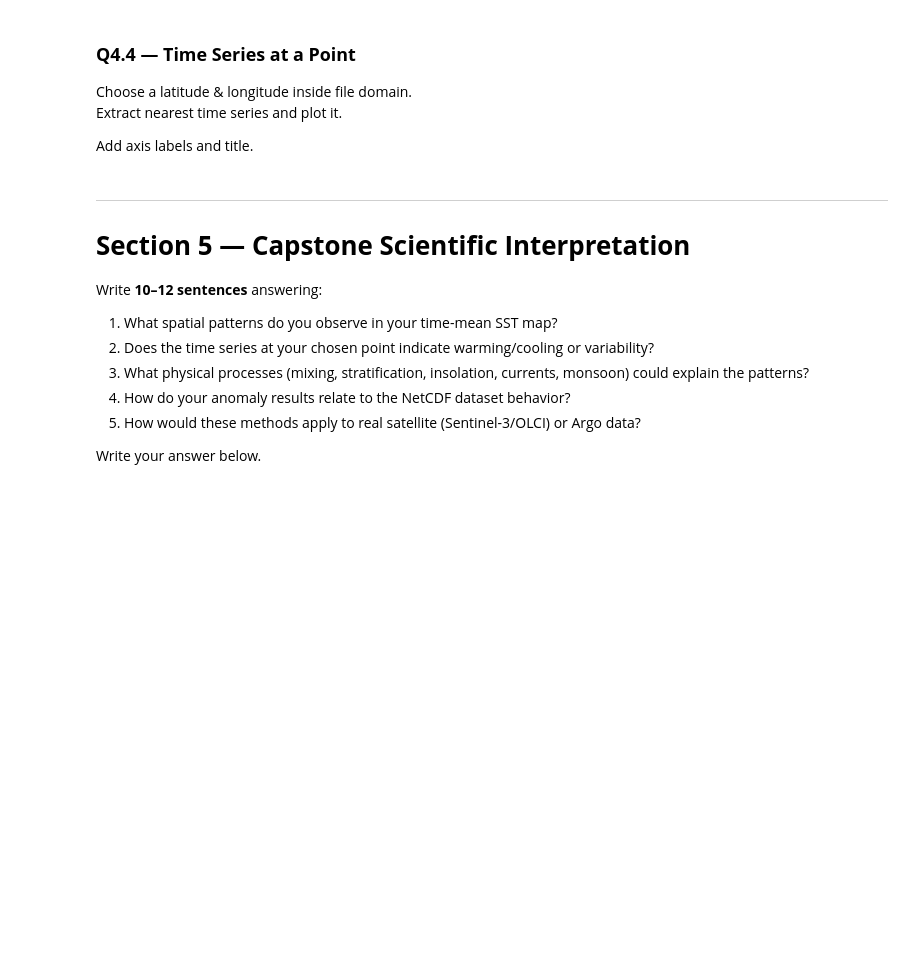
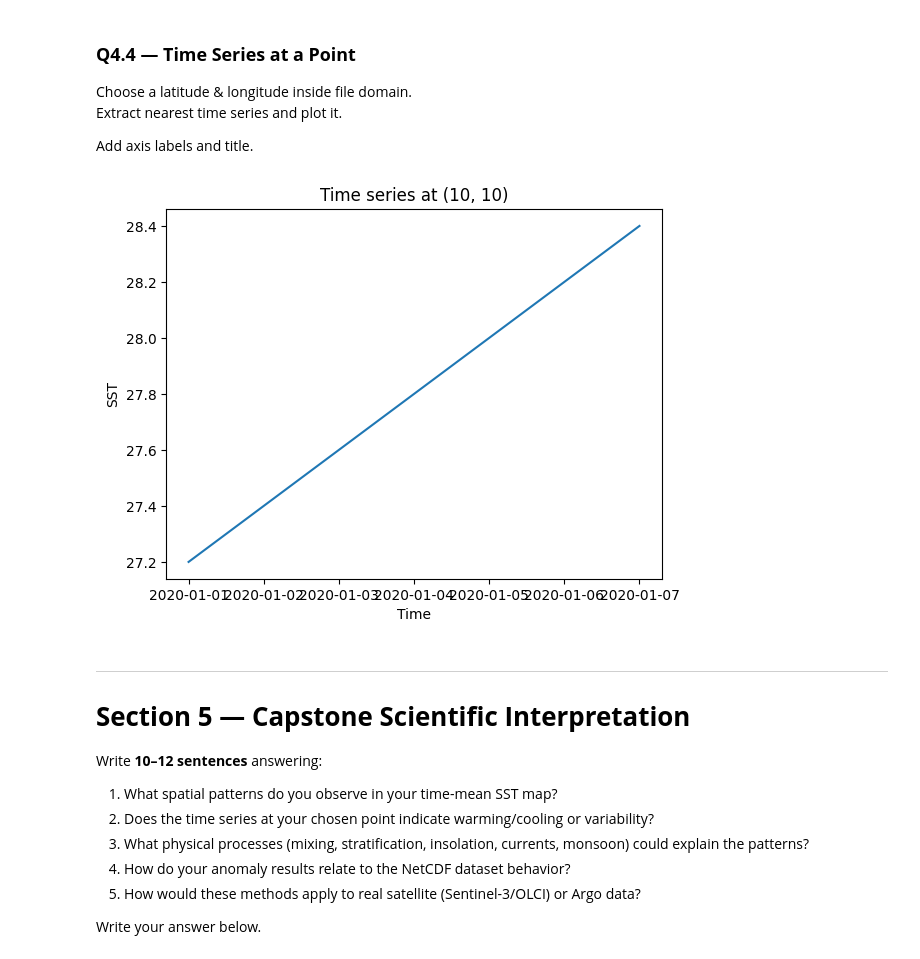
Before and after one commit to rsgis2025madhav-wq/python-basics, a Jupyter notebook: notebooks/05_Capstone_Assignment.ipynb, the cells around one changed output. Drawn from its saved outputs; the diff is of its cells as text; code cells hidden in the pictures; blank space fills up the shorter version.

```diff
--- a/notebooks/05_Capstone_Assignment.ipynb
+++ b/notebooks/05_Capstone_Assignment.ipynb
@@ -243,3 +372,17 @@ Add axis labels and title.
+# %%
+# Q4.4
+import matplotlib.pyplot as plt
+import numpy as np
+import xarray as xr
+ds = xr.open_dataset("data_sst.nc")
+sst = ds.sst
+plt.plot(sst.time, sst[:, 10, 10])
+plt.xlabel("Time")
+plt.ylabel("SST")
+plt.title("Time series at (10, 10)")
+plt.show()
+# %% [output]
+[figure, added]
 # %% [markdown]
 ---
 # **Section 5 — Capstone Scientific Interpretation**
```
Also changed, not shown: parts of 18 cells of this notebook.
